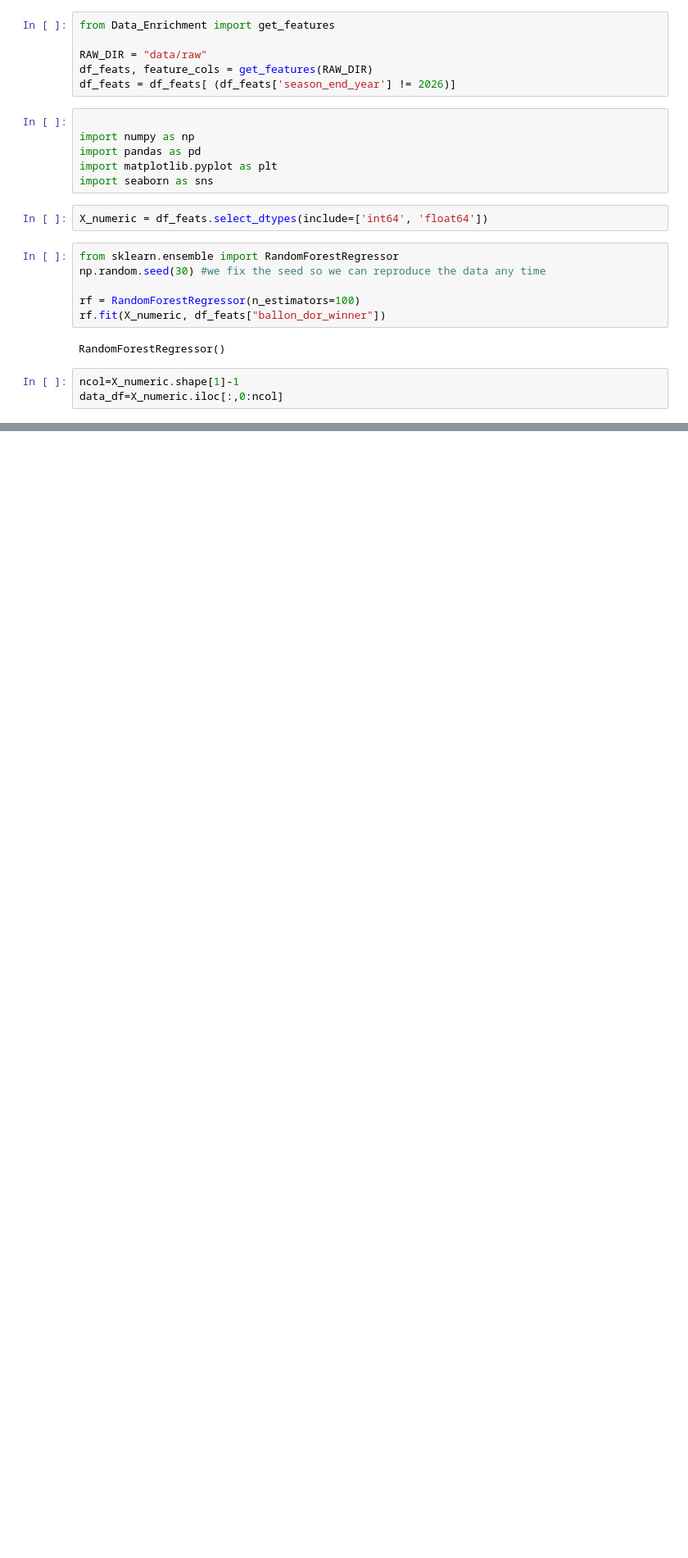
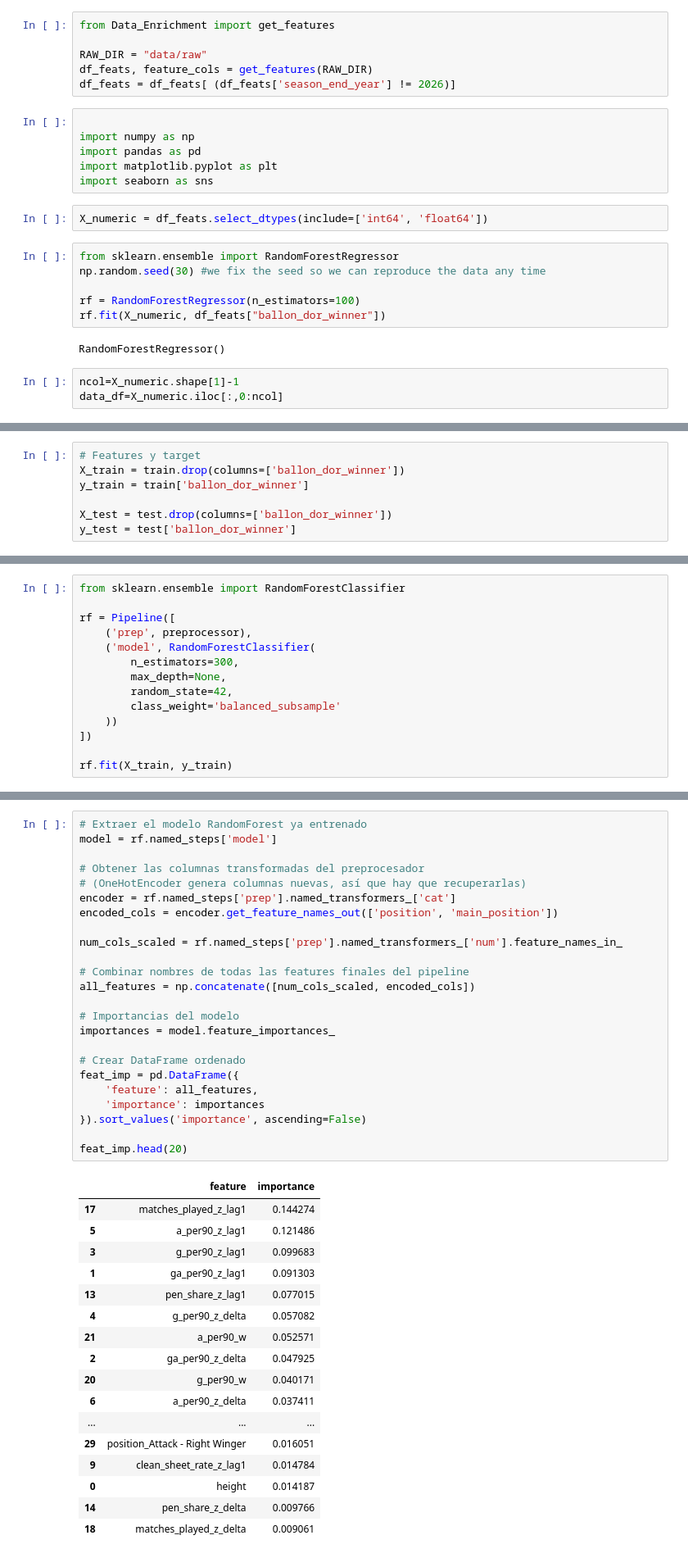
Before and after one commit to leokonma/Machine-learning, a Jupyter notebook: Random_Forest_Dim_Reduc.ipynb, the cells around one changed output, grey strips where cells are left out. Shown: that part at 82% size. Saved outputs shown, nothing was run; the diff lists cells and outputs as text; blank space fills up the shorter version.

```diff
--- a/Random_Forest_Dim_Reduc.ipynb
+++ b/Random_Forest_Dim_Reduc.ipynb
@@ -42,0 +54,7 @@ plt.show()
+# %%
+# Features y target
+X_train = train.drop(columns=['ballon_dor_winner'])
+y_train = train['ballon_dor_winner']
+
+X_test = test.drop(columns=['ballon_dor_winner'])
+y_test = test['ballon_dor_winner']
@@ -42,0 +75,14 @@ plt.show()
+# %%
+from sklearn.ensemble import RandomForestClassifier
+
+rf = Pipeline([
+    ('prep', preprocessor),
+    ('model', RandomForestClassifier(
+        n_estimators=300,
+        max_depth=None,
+        random_state=42,
+        class_weight='balanced_subsample'
+    ))
+])
+
+rf.fit(X_train, y_train)
@@ -42,0 +145,42 @@ plt.show()
+# %%
+# Extraer el modelo RandomForest ya entrenado
+model = rf.named_steps['model']
+
+# Obtener las columnas transformadas del preprocesador
+# (OneHotEncoder genera columnas nuevas, así que hay que recuperarlas)
+encoder = rf.named_steps['prep'].named_transformers_['cat']
+encoded_cols = encoder.get_feature_names_out(['position', 'main_position'])
+
+num_cols_scaled = rf.named_steps['prep'].named_transformers_['num'].feature_names_in_
+
+# Combinar nombres de todas las features finales del pipeline
+all_features = np.concatenate([num_cols_scaled, encoded_cols])
+
+# Importancias del modelo
+importances = model.feature_importances_
+
+# Crear DataFrame ordenado
+feat_imp = pd.DataFrame({
+    'feature': all_features,
+    'importance': importances
+}).sort_values('importance', ascending=False)
+
+feat_imp.head(20)
+# %% [output]
+|  | feature | importance |
+| 17 | matches_played_z_lag1 | 0.144274 |
+| 5 | a_per90_z_lag1 | 0.121486 |
+| 3 | g_per90_z_lag1 | 0.099683 |
+| 1 | ga_per90_z_lag1 | 0.091303 |
+| 13 | pen_share_z_lag1 | 0.077015 |
+| 4 | g_per90_z_delta | 0.057082 |
+| 21 | a_per90_w | 0.052571 |
+| 2 | ga_per90_z_delta | 0.047925 |
+| 20 | g_per90_w | 0.040171 |
+| 6 | a_per90_z_delta | 0.037411 |
+| ... | ... | ... |
+| 29 | position_Attack - Right Winger | 0.016051 |
+| 9 | clean_sheet_rate_z_lag1 | 0.014784 |
+| 0 | height | 0.014187 |
+| 14 | pen_share_z_delta | 0.009766 |
+| 18 | matches_played_z_delta | 0.009061 |
```
Also changed, not shown: parts of 7 cells of this notebook, 1 other file.
